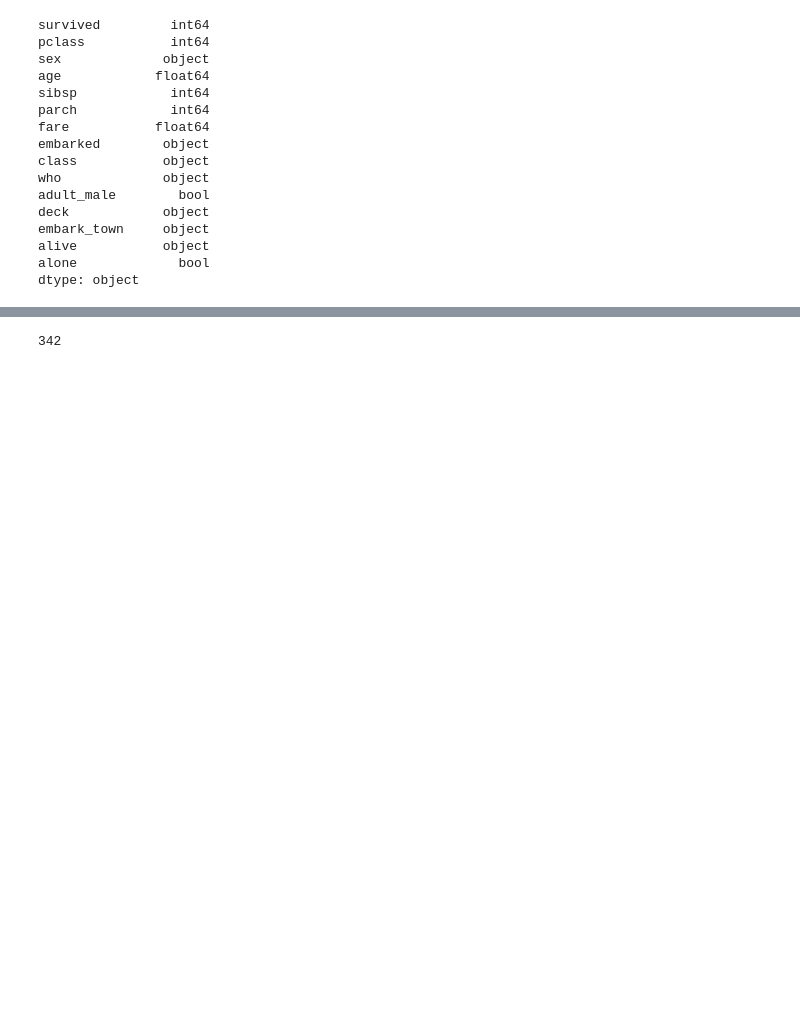
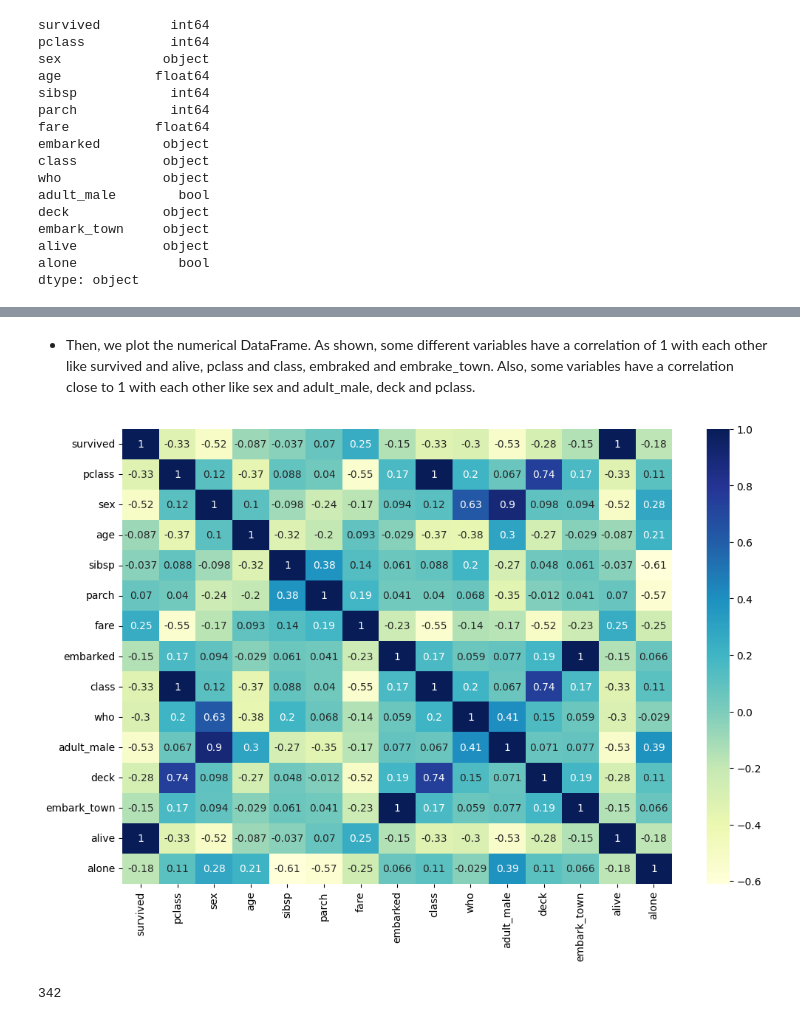
Before and after one commit to denezo/data-science-course, a Jupyter notebook: DS_CA2 (3).ipynb, the cells around one changed output, grey strips where cells are left out. Saved outputs shown, nothing was run; the diff lists cells and outputs as text; code cells hidden in the pictures; blank space fills up the shorter version.

```diff
--- a/DS_CA2 (3).ipynb
+++ b/DS_CA2 (3).ipynb
@@ -170,6 +276,5 @@ array([1, 2, 2, 2, 1, 1, 1, 0, 2, 0, 0, 2, 1, 1, 0, 2, 0, 1, 2, 2, 1, 1,
 # %%
-
-le = LabelEncoder()
+df_numerical['deck'] = le.fit_transform(df['deck'])
 deck = list(df['deck'])
 deckLabel = le.fit_transform(deck)
 deckLabel
@@ -194,5 +305,5 @@ array([7, 2, 7, 2, 7, 7, 4, 7, 7, 7, 6, 2, 7, 7, 7, 7, 7, 7, 7, 7, 7, 3,
 # %%
-le = LabelEncoder()
+df_numerical['embark_town'] = le.fit_transform(df['embark_town'])
 town = list(df['embark_town'])
 townLabel = le.fit_transform(town)
 townLabel
@@ -217,5 +332,5 @@ array([2, 0, 2, 2, 2, 1, 2, 2, 2, 0, 2, 2, 2, 2, 2, 2, 1, 2, 2, 0, 2, 2,
 # %%
-le = LabelEncoder()
+df_numerical['alive'] = le.fit_transform(df['alive'])
 alive = list(df['alive'])
 aliveLabel = le.fit_transform(alive)
 aliveLabel
@@ -248,0 +359,5 @@ mp.show()
+# %%
+df_numerical['alone'] = le.fit_transform(df['alone'])
+alone = list(df['alone'])
+aloneLabel = le.fit_transform(alone)
+aloneLabel
@@ -249,3 +395,11 @@ mp.show()
+# %% [markdown]
+* Then, we plot the numerical DataFrame. As shown, some different variables have a correlation of 1 with each other like survived and alive, pclass and class, embraked and embrake_town. Also, some variables have a correlation close to 1 with each other like sex and adult_male, deck and pclass.
+# %%
+mp.figure(figsize=(12, 8))
+dataplot = sb.heatmap(df_numerical.corr(), cmap="YlGnBu", annot=True)
+mp.show()
+# %% [output]
+[figure, added]
 # %%
 # Q4
 # %%
```
Also changed, not shown: parts of 75 cells of this notebook.
